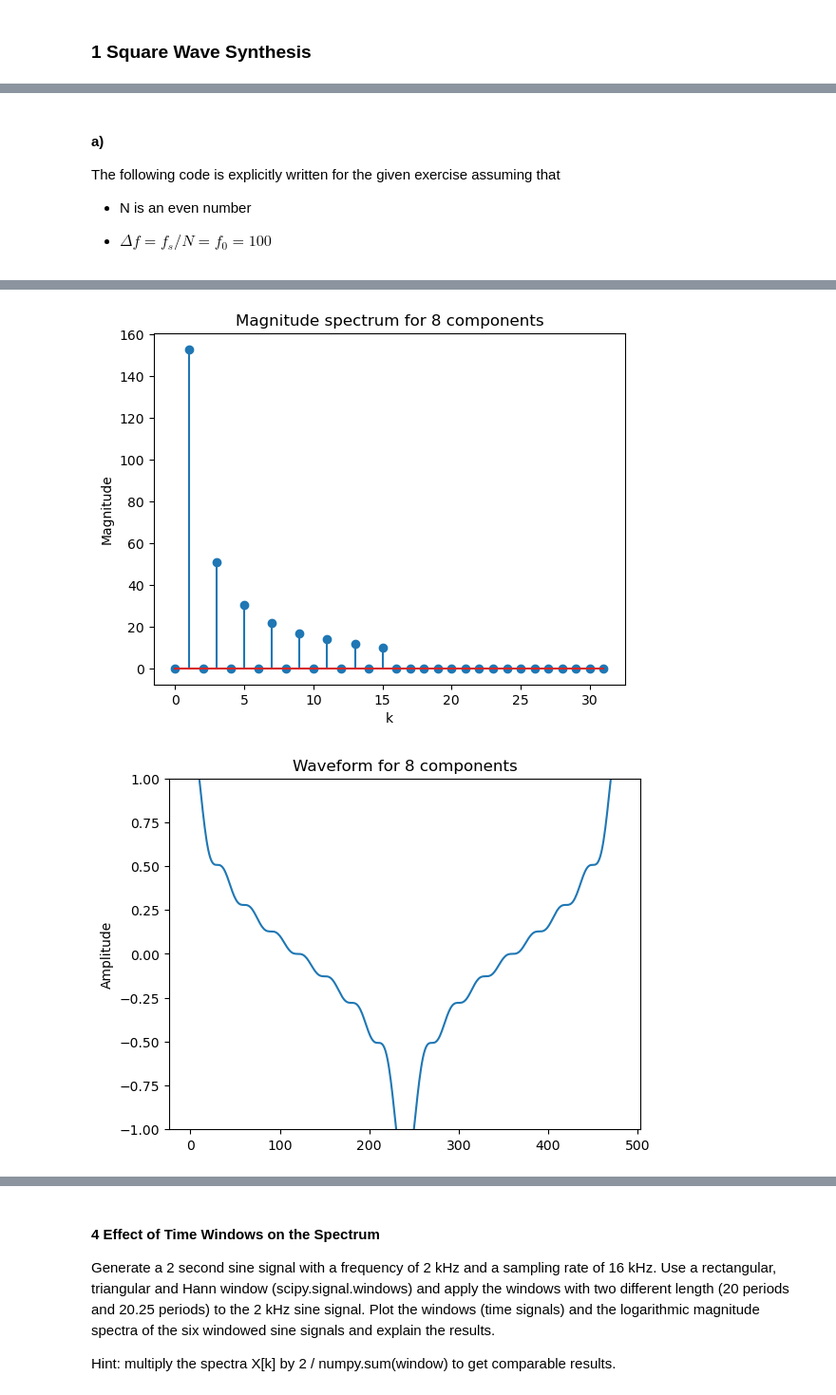
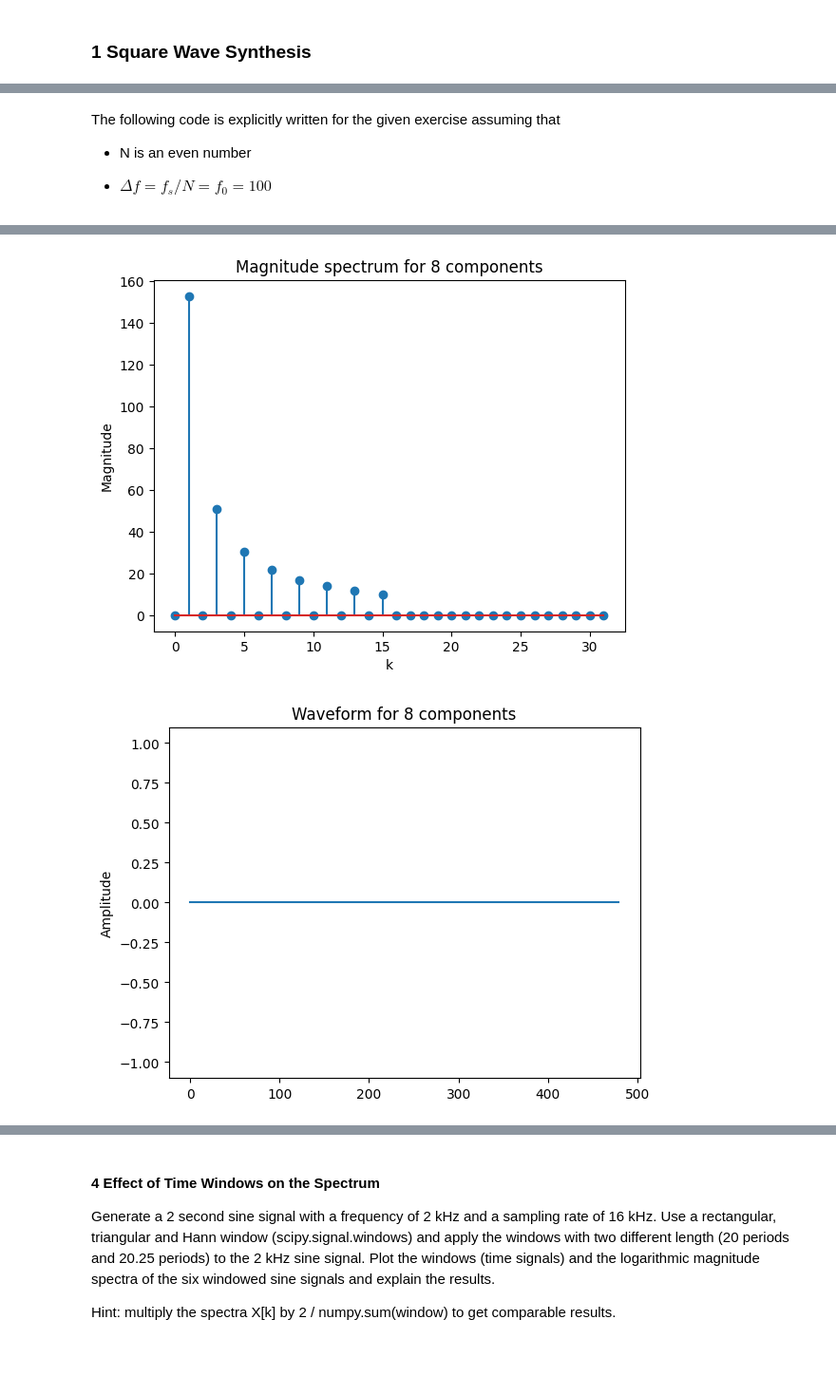
Before and after one commit to audiotechnologie-mattis/signalverarbeitung, a Jupyter notebook: homework_3/homework_3.ipynb, the cells around one changed output, grey strips where cells are left out. Shown at 95% size. Cells and saved outputs as stored; diff of their text form; code cells hidden in the pictures; blank space fills up the shorter version.

```diff
--- a/homework_3/homework_3.ipynb
+++ b/homework_3/homework_3.ipynb
@@ -17,6 +63,4 @@ import scipy.signal as sps
 # %% [markdown]
-#### a)
-
 The following code is explicitly written for the given exercise assuming that
 
 - N is an even number
@@ -29,23 +73,7 @@ N = 480
 N_single_sided = N // 2 + 1
 component_amounts = [1, 2, 8, 100]
 
-faktor_1sekunde = fs // N
-
-
-def plot_spectrum_magnitude(X, title):
-    figure, axes = plt.subplots()
-    axes.set_title(title)
-    axes.stem(np.abs(X))
-    axes.set_xlabel('k')
-    axes.set_ylabel('Magnitude')
-
-
-def plot_waveform(x, title):
-    figure, axes = plt.subplots()
-    axes.set_title(title)
-    axes.plot(x)
-    axes.set_ylabel('Amplitude')
-    axes.set_ylim([-1, 1])
+tile_amount = fs // N
 
 
 for component_amount in component_amounts:
@@ -54,17 +82,17 @@ for component_amount in component_amounts:
     k_to_fill = np.ones(component_amount, dtype=int) + np.arange(0, component_amount) * 2
 
     for k in k_to_fill:
-        X_single_sided[k] = N / np.pi / k
+        X_single_sided[k] = N / np.pi * np.exp(-1j * np.pi / 2) / k
 
     X = np.append(X_single_sided, np.flip(X_single_sided[1:-1]))
     x = np.real(np.fft.ifft(X))
 
     title_suffix = f'for {component_amount} component{"s" if component_amount > 1 else ""}'
-    plot_spectrum_magnitude(X_single_sided[:component_amount * 4], f'Magnitude spectrum {title_suffix}')
+    plot_bin_spectrum_magnitude(X_single_sided[:component_amount * 4], f'Magnitude spectrum {title_suffix}')
     plot_waveform(x, f'Waveform {title_suffix}')
 
-    ### 1c) make signals 1 second long
-    x_1sekunde = np.tile(x, faktor_1sekunde)
-    name = f"square wave one second {component_amount} sinus components.wav"
-    sf.write(name, x_1sekunde, fs)
+    # c)
+    x_tiled = np.tile(x, tile_amount)
+    filename = f"square wave - {component_amount} sine components.wav"
+    sf.write(filename, x_tiled, fs)
 # %% [output]
@@ -75,2 +103,2 @@ for component_amount in component_amounts:
-[figure, old version]
+[figure, new version]
-[figure, old version]
+[figure, new version]
```
Also changed, not shown: parts of 10 cells of this notebook, 7 other files.
